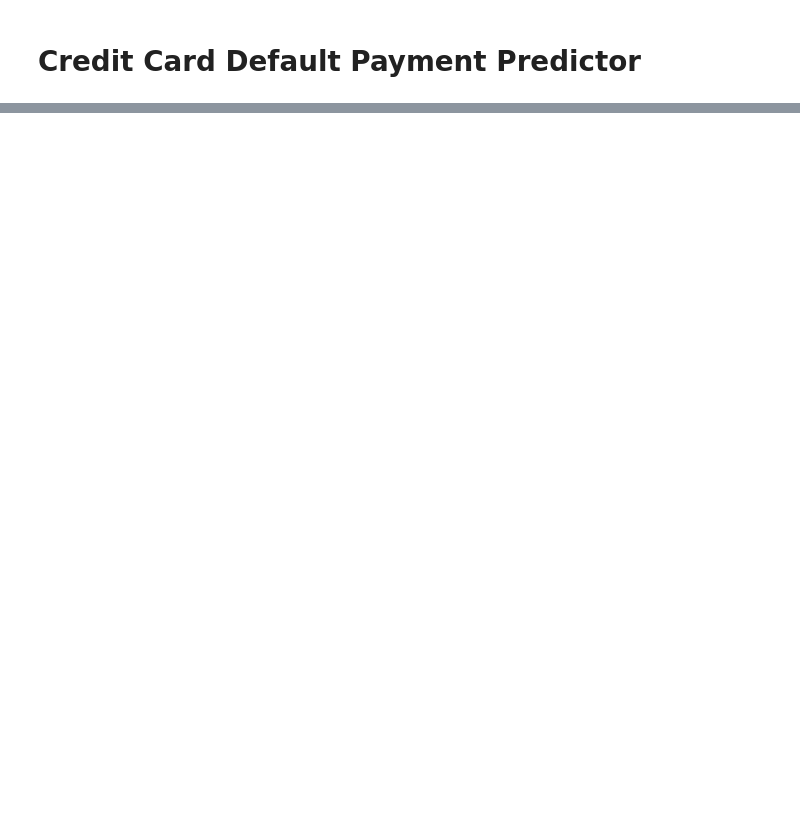
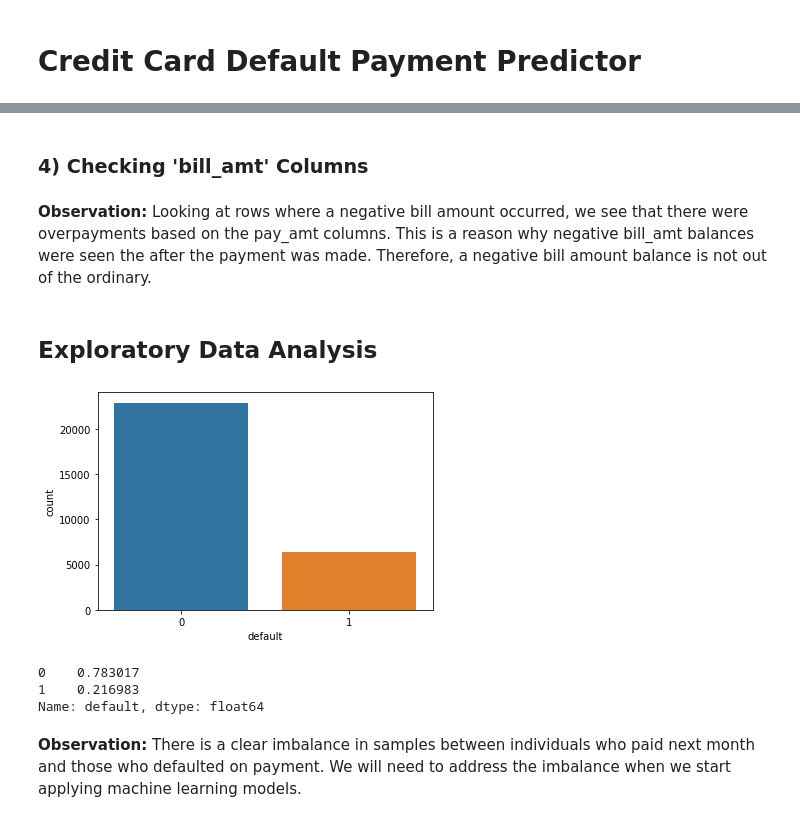
Before and after one commit to uclajsam/Credit_Card_Default_Predictor, a Jupyter notebook: Credit_Card_Default_Payment_Predictor.ipynb, the cells around one changed output, grey strips where cells are left out. Cells and saved outputs as stored; diff of their text form; code cells hidden in the pictures; blank space fills up the shorter version.

```diff
--- a/Credit_Card_Default_Payment_Predictor.ipynb
+++ b/Credit_Card_Default_Payment_Predictor.ipynb
@@ -102,0 +115,4 @@ Name: pay_1, Length: 2759, dtype: int64
+# %%
+for col in ['pay_1', 'pay_2', 'pay_3', 'pay_4', 'pay_5', 'pay_6']:
+    print(col)
+    print(credit_df[col].value_counts(), '\n')
@@ -102,0 +140,5 @@ Name: pay_1, Length: 2759, dtype: int64
+# %%
+for col in ['pay_1', 'pay_2', 'pay_3', 'pay_4', 'pay_5', 'pay_6']:
+    credit_df[col] = credit_df[col].apply(lambda x: 0 if x <= 0 else x)
+    print(col)
+    print(credit_df[col].value_counts(), '\n')
@@ -102,0 +176,3 @@ Name: pay_1, Length: 2759, dtype: int64
+# %%
+credit_df['marriage'] = credit_df['marriage'].apply(lambda x: 3 if x == 0 else x)
+credit_df['marriage'].value_counts()
@@ -102,0 +212,10 @@ Name: pay_1, Length: 2759, dtype: int64
+# %%
+# Dropping unncessary rows
+
+credit_df.drop(credit_df[(credit_df['bill_amt1'] == 0) & (credit_df['bill_amt2'] == 0) & (credit_df['bill_amt3'] == 0) &
+         (credit_df['bill_amt4'] == 0) & (credit_df['bill_amt5'] == 0) & (credit_df['bill_amt6'] == 0) &
+         (credit_df['pay_amt1'] == 0) & (credit_df['pay_amt2'] == 0) & (credit_df['pay_amt3'] == 0) &
+         (credit_df['pay_amt4'] == 0) & (credit_df['pay_amt5'] == 0) & (credit_df['pay_amt6'] == 0)].index,
+            axis = 0, inplace = True)
+
+credit_df #795 rows have been dropped
@@ -102,0 +236,2 @@ Name: pay_1, Length: 2759, dtype: int64
+# %% [markdown]
+### 4) Checking 'bill_amt' Columns
@@ -102,0 +243,5 @@ Name: pay_1, Length: 2759, dtype: int64
+# %% [markdown]
+**Observation:**
+Looking at rows where a negative bill amount occurred, we see that there were overpayments based on the pay_amt columns.  This is a reason why negative bill_amt balances were seen the after the payment was made.  Therefore, a negative bill amount balance is not out of the ordinary.
+# %% [markdown]
+## Exploratory Data Analysis
@@ -102,0 +261,15 @@ Name: pay_1, Length: 2759, dtype: int64
+# %%
+#Visualizing the target variable
+
+sns.countplot(credit_df['default'])
+plt.show()
+
+credit_df['default'].value_counts(normalize = True)
+# %% [output]
+[figure, added]
+0    0.783017
+1    0.216983
+Name: default, dtype: float64
+# %% [markdown]
+**Observation:**
+There is a clear imbalance in samples between individuals who paid next month and those who defaulted on payment.  We will need to address the imbalance when we start applying machine learning models.
```
Also changed, not shown: parts of 56 cells of this notebook.
